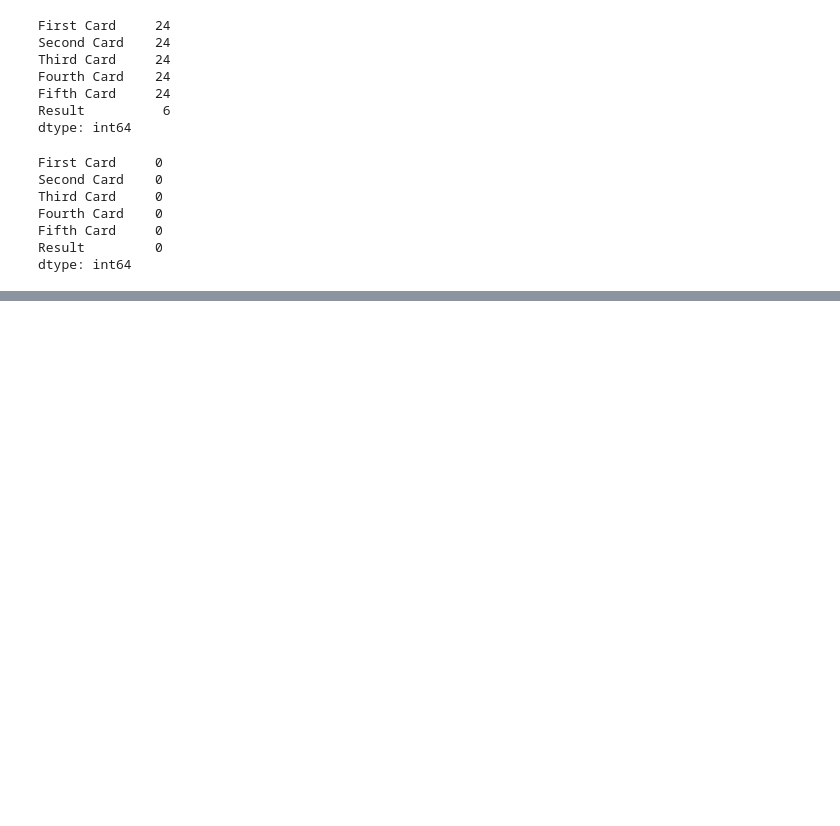
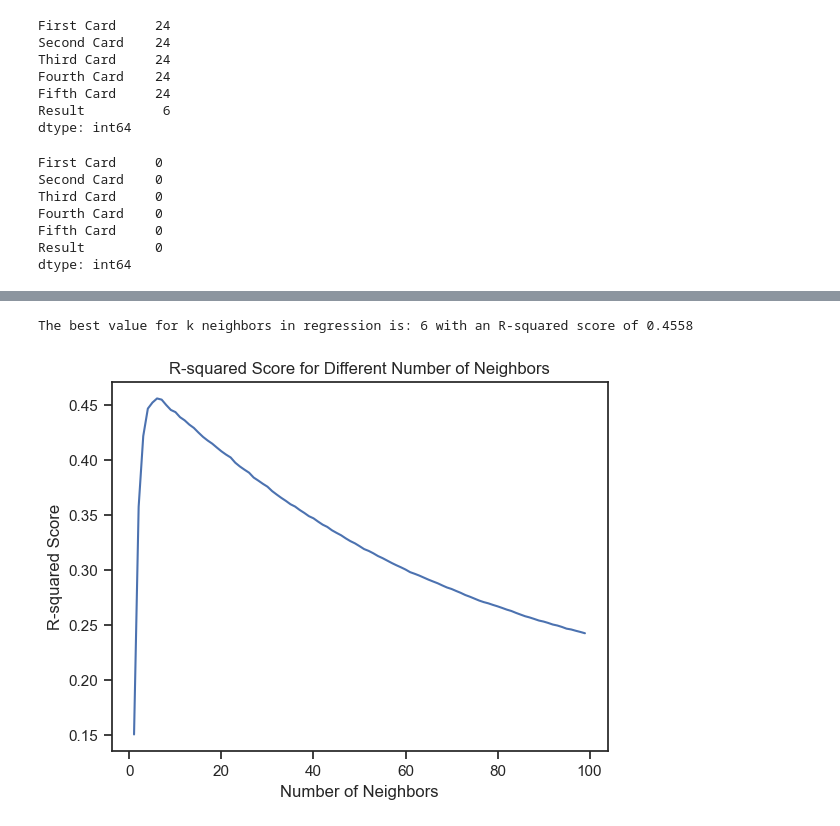
Before and after one commit to mynamescheff/fani, a Jupyter notebook: poker/model.ipynb, the cells around one changed output, grey strips where cells are left out. Saved outputs shown, nothing was run; the diff lists cells and outputs as text; code cells hidden in the pictures; blank space fills up the shorter version.

```diff
--- a/poker/model.ipynb
+++ b/poker/model.ipynb
@@ -67,0 +92,3 @@ df100k_num = df100k.copy()
+# %%
+cat_cols = df100k_num.select_dtypes(include=['object']).columns
+num_cols = df100k_num.select_dtypes(exclude=['object']).columns
@@ -67,0 +234,39 @@ df100k_num = df100k.copy()
+# %%
+#create a function that checks for the best amount of neighbors
+#for predicting continuous variables
+#regression version
+
+from sklearn.neighbors import KNeighborsRegressor
+import matplotlib.pyplot as plt
+
+def check_neighbors(X_train, y_train, X_test, y_test, k):
+    best_score = 0
+    best_k = 0
+    scores = []
+    neighbors = []
+
+    for i in range(1, k):
+        knn = KNeighborsRegressor(n_neighbors=i)
+        knn.fit(X_train, y_train)
+        score = knn.score(X_test, y_test)
+
+        scores.append(score)
+        neighbors.append(i)
+
+        if score > best_score:
+            best_score = score
+            best_k = i
+
+    return best_k, best_score, neighbors, scores
+
+best_k, best_score, neighbors, scores = check_neighbors(X_train, y_train, X_test, y_test, 100)
+print(f"The best value for k neighbors in regression is: {best_k} with an R-squared score of {best_score:.4f}")
+
+plt.plot(neighbors, scores)
+plt.xlabel('Number of Neighbors')
+plt.ylabel('R-squared Score')
+plt.title('R-squared Score for Different Number of Neighbors')
+plt.show()
+# %% [output]
+The best value for k neighbors in regression is: 6 with an R-squared score of 0.4558
+[figure, added]
```
Also changed, not shown: parts of 10 cells of this notebook, 4 other files.
